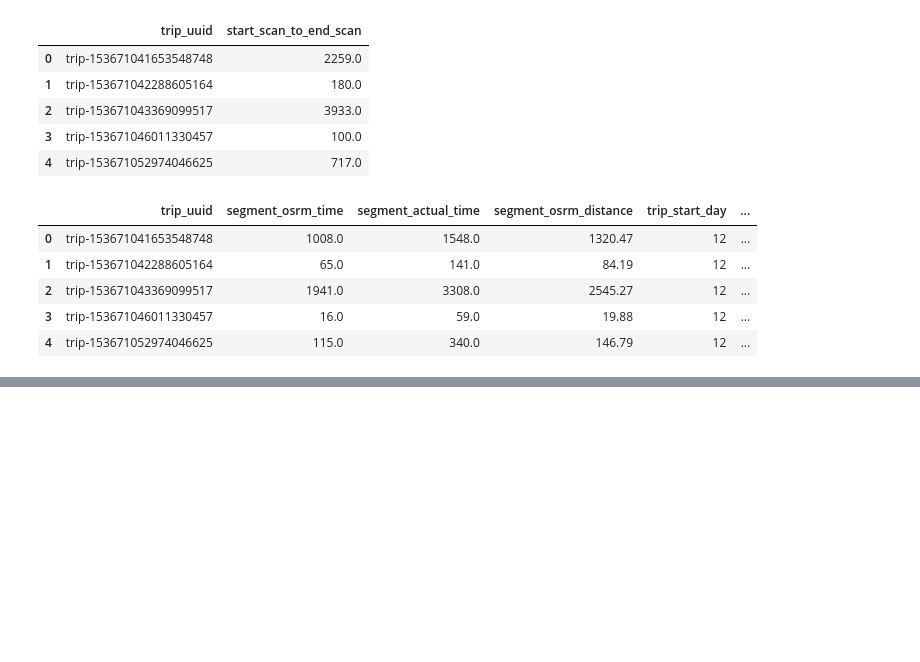
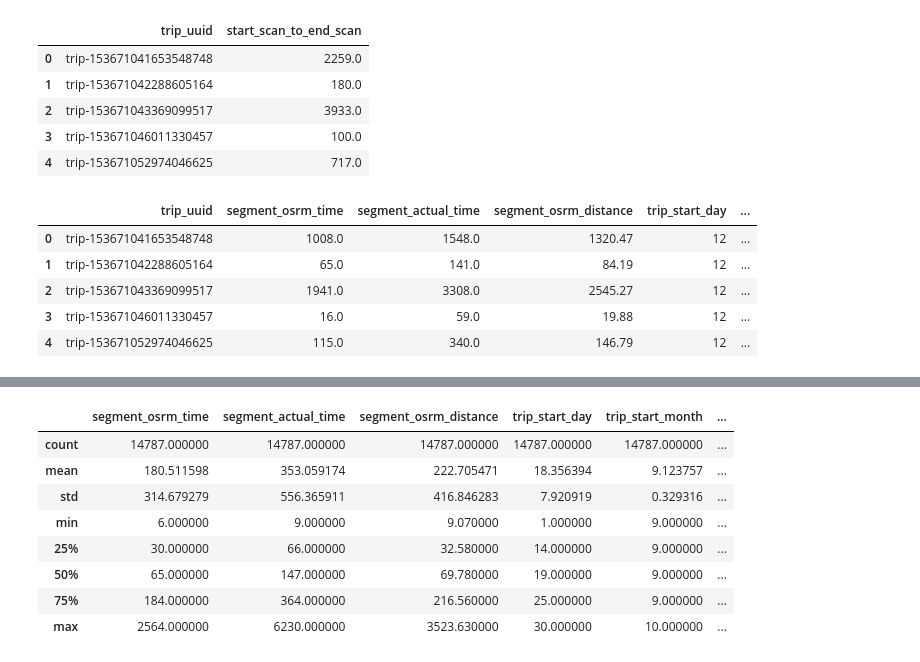
Before and after one commit to akshayabhale1406/SCLR_Delhivery_FE, a Jupyter notebook: Delhivery_FE.ipynb, the cells around one changed output, grey strips where cells are left out. Saved outputs shown, nothing was run; the diff lists cells and outputs as text; code cells hidden in the pictures; blank space fills up the shorter version.

```diff
--- a/Delhivery_FE.ipynb
+++ b/Delhivery_FE.ipynb
@@ -374,0 +391,12 @@ df_combined_times.head()
+# %%
+df_hypo_test1.describe()
+# %% [output]
+|  | segment_osrm_time | segment_actual_time | segment_osrm_distance | trip_start_day | trip_start_month | ... |
+| count | 14787.000000 | 14787.000000 | 14787.000000 | 14787.000000 | 14787.000000 | ... |
+| mean | 180.511598 | 353.059174 | 222.705471 | 18.356394 | 9.123757 | ... |
+| std | 314.679279 | 556.365911 | 416.846283 | 7.920919 | 0.329316 | ... |
+| min | 6.000000 | 9.000000 | 9.070000 | 1.000000 | 9.000000 | ... |
+| 25% | 30.000000 | 66.000000 | 32.580000 | 14.000000 | 9.000000 | ... |
+| 50% | 65.000000 | 147.000000 | 69.780000 | 19.000000 | 9.000000 | ... |
+| 75% | 184.000000 | 364.000000 | 216.560000 | 25.000000 | 9.000000 | ... |
+| max | 2564.000000 | 6230.000000 | 3523.630000 | 30.000000 | 10.000000 | ... |
```
Also changed, not shown: parts of 10 cells of this notebook.
